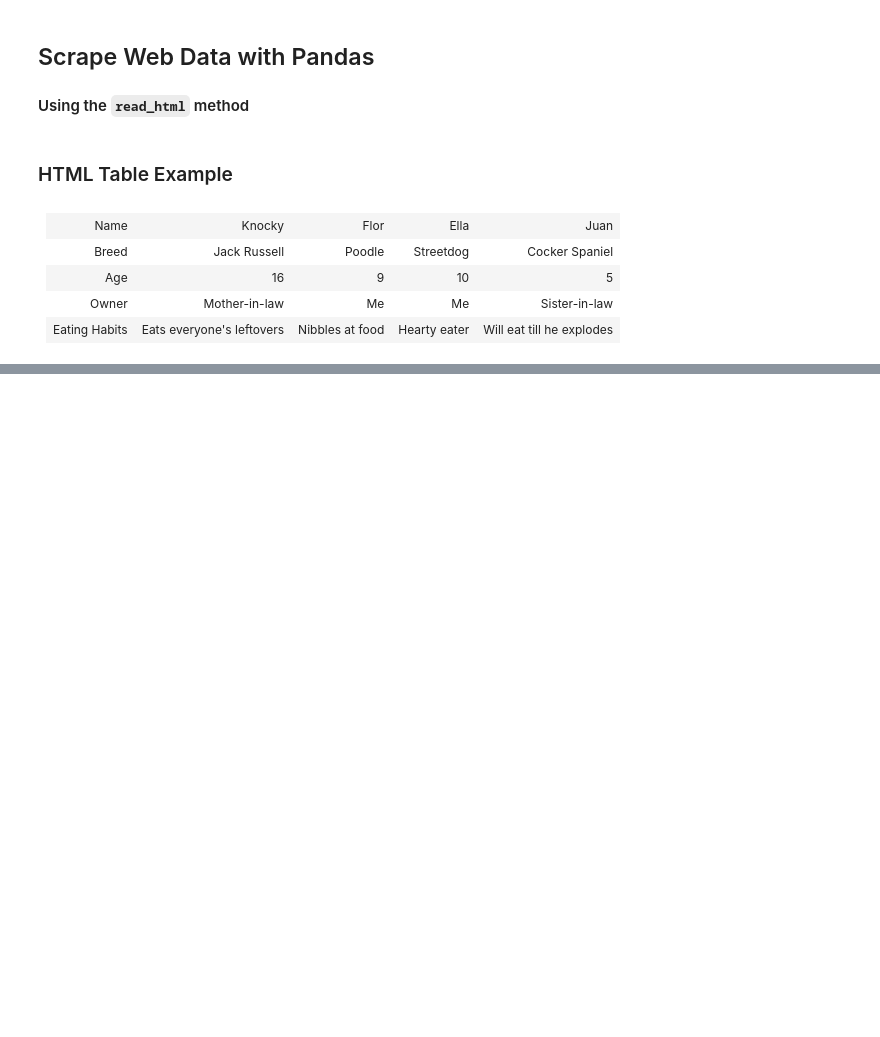
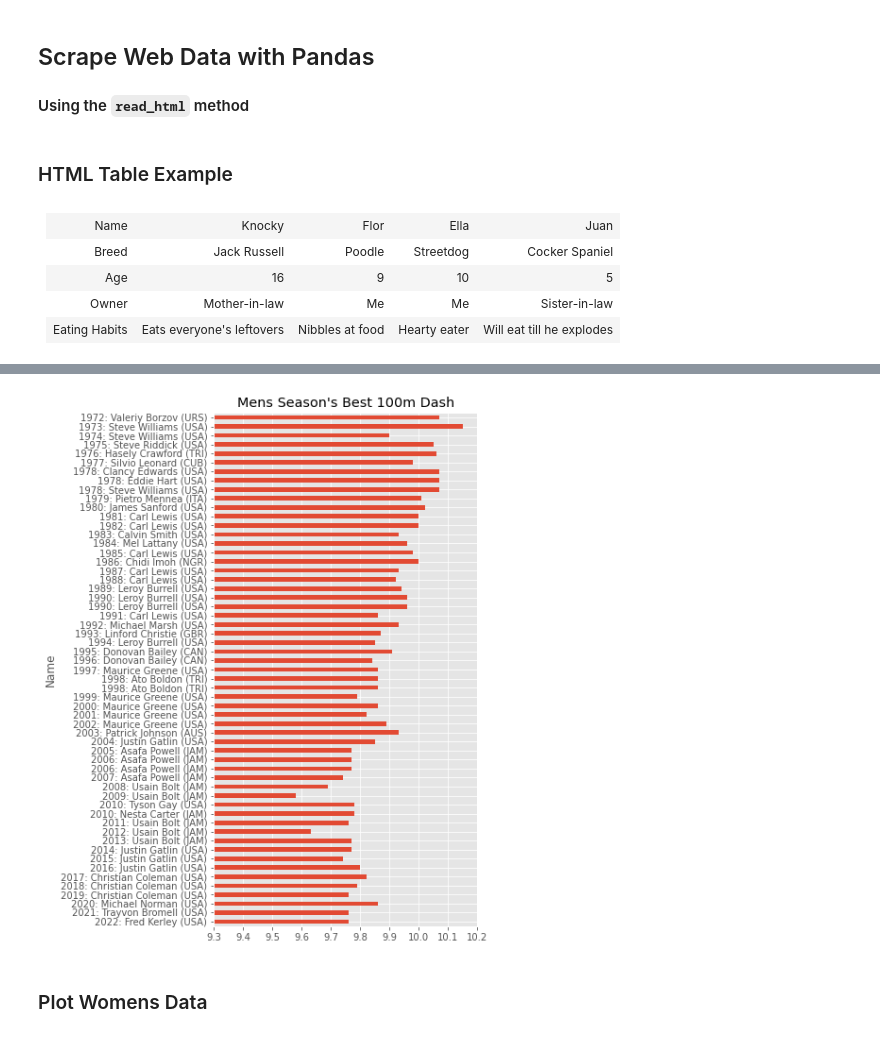
Before and after one commit to benkaan001/pandas_and_beyond, a Jupyter notebook: generate_data/00_read_html.ipynb, the cells around one changed output, grey strips where cells are left out. Cells and saved outputs as stored; diff of their text form; code cells hidden in the pictures; blank space fills up the shorter version.

```diff
--- a/generate_data/00_read_html.ipynb
+++ b/generate_data/00_read_html.ipynb
@@ -94,0 +300,16 @@ ImportError: lxml not found, please install it
+# %%
+ax = mens100m.sort_values('Year', ascending=False) \
+    .set_index('Name')['Time'].plot(kind='barh', figsize=(5, 10))
+
+
+# set the xlimit since the times are so close to each other
+ax.set_xlim(9.3, 10.2)
+
+# set title
+ax.set_title("Mens Season's Best 100m Dash")
+
+plt.show()
+# %% [output]
+[figure, added]
+# %% [markdown]
+### Plot Womens Data
```
Also changed, not shown: parts of 26 cells of this notebook, 2 other files.
